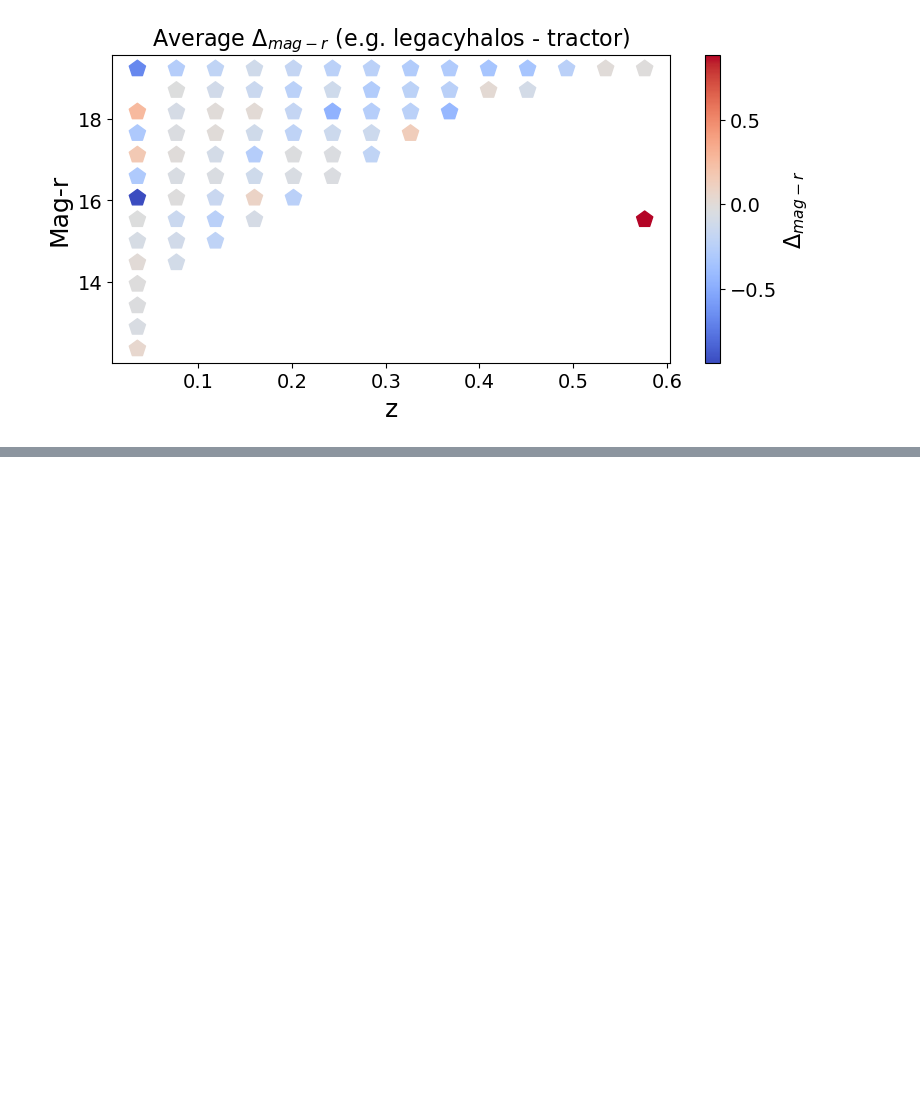
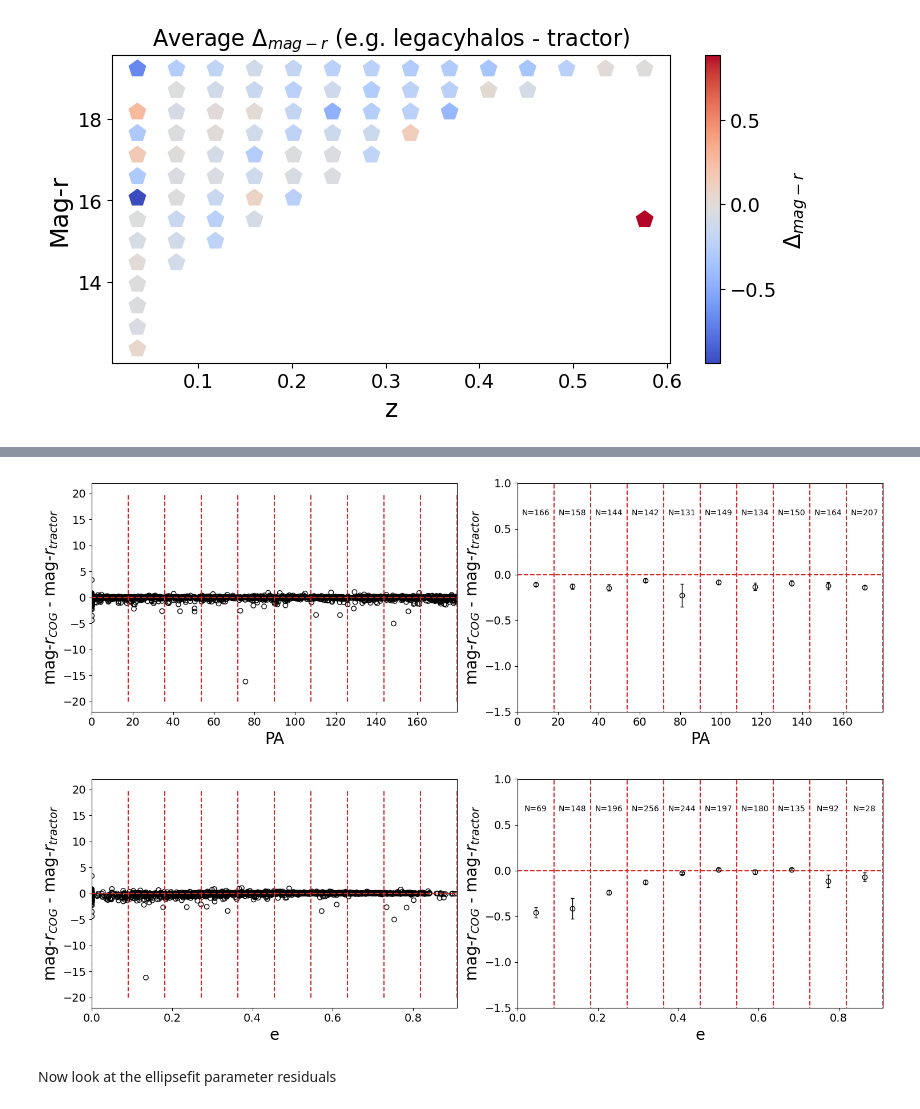
Before and after one commit to mattkwiecien/legacyhalos, a Jupyter notebook: science/sv3/sv3_mag_subsample_comparison.ipynb, the cells around one changed output, grey strips where cells are left out. Saved outputs shown, nothing was run; the diff lists cells and outputs as text; code cells hidden in the pictures; blank space fills up the shorter version.

```diff
--- a/science/sv3/sv3_mag_subsample_comparison.ipynb
+++ b/science/sv3/sv3_mag_subsample_comparison.ipynb
@@ -242,0 +302,30 @@ plt.show()
+# %%
+ee = np.hypot(tractor["shape_e1"], tractor["shape_e2"])
+ba = (1 - ee) / (1 + ee)
+pa = 180 - (
+    -np.rad2deg(np.arctan2(tractor["shape_e2"], tractor["shape_e1"]) / 2)
+)
+pa = pa % 180
+e = 1-ba
+# %%
+tlbl = ['PA', 'e']
+i = 0
+for col_data in [pa, e]:
+    col_min = min(col_data); col_max = max(col_data)
+    col_bins = np.linspace(col_min, col_max, 11).flatten()
+
+    fig, (ax1, ax2) = plt.subplots(1, 2, figsize=(15,5))
+
+    plot_data_and_sem(ax1, ax2, delta_mag_r, col_data, col_bins)
+
+    ax1.set_xlabel(tlbl[i], fontsize=20)
+    ax1.set_xlim(col_min, col_max)
+    ax2.set_xlabel(tlbl[i], fontsize=20)
+    ax2.set_xlim(col_min, col_max)
+    i+=1
+    fig.tight_layout()
+# %% [output]
+[figure, added]
+[figure, added]
+# %% [markdown]
+Now look at the ellipsefit parameter residuals
```
Also changed, not shown: parts of 15 cells of this notebook.
